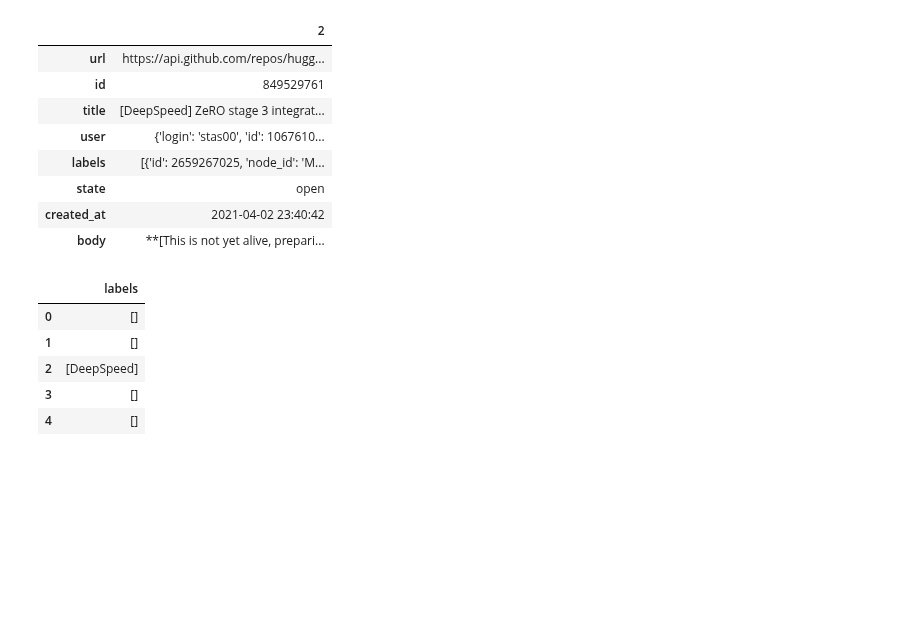
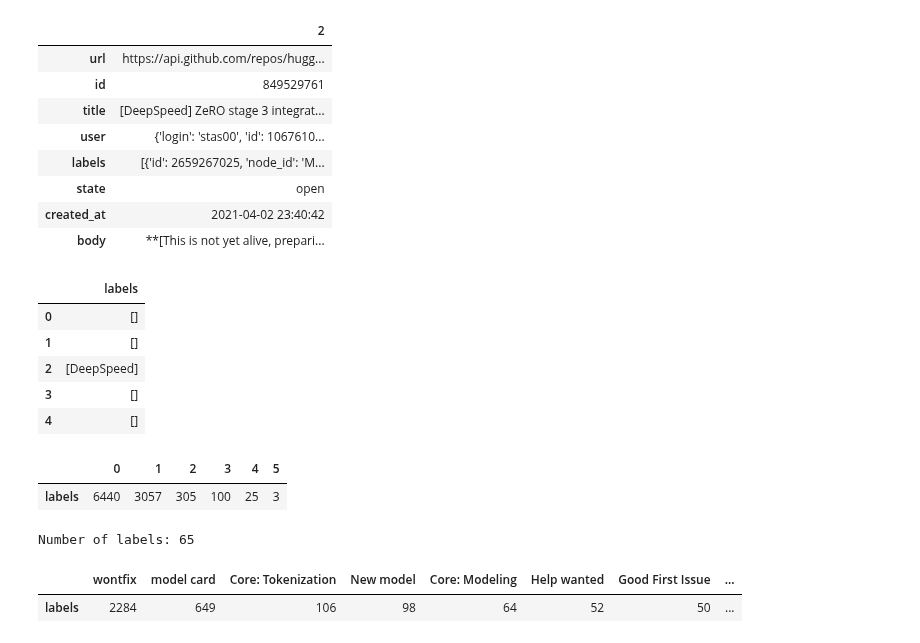
Before and after one commit to charlieoneill11/charlieoneill, a Jupyter notebook: _notebooks/2022-08-22-nlp_few.ipynb, the cells around one changed output. Saved outputs shown, nothing was run; the diff lists cells and outputs as text; code cells hidden in the pictures; blank space fills up the shorter version.

```diff
--- a/_notebooks/2022-08-22-nlp_few.ipynb
+++ b/_notebooks/2022-08-22-nlp_few.ipynb
@@ -41,3 +41,17 @@ df_issues[["labels"]].head()
 | 2 | [DeepSpeed] |
 | 3 | [] |
 | 4 | [] |
+# %%
+df_issues["labels"].apply(lambda x : len(x)).value_counts().to_frame().T
+# %% [output]
+|  | 0 | 1 | 2 | 3 | 4 | 5 |
+| labels | 6440 | 3057 | 305 | 100 | 25 | 3 |
+# %%
+df_counts = df_issues["labels"].explode().value_counts()
+print(f"Number of labels: {len(df_counts)}")
+# Display the top-8 label categories
+df_counts.to_frame().head(8).T
+# %% [output]
+Number of labels: 65
+|  | wontfix | model card | Core: Tokenization | New model | Core: Modeling | Help wanted | Good First Issue | ... |
+| labels | 2284 | 649 | 106 | 98 | 64 | 52 | 50 | ... |
```
Also changed, not shown: parts of 20 cells of this notebook, 1 other file.
